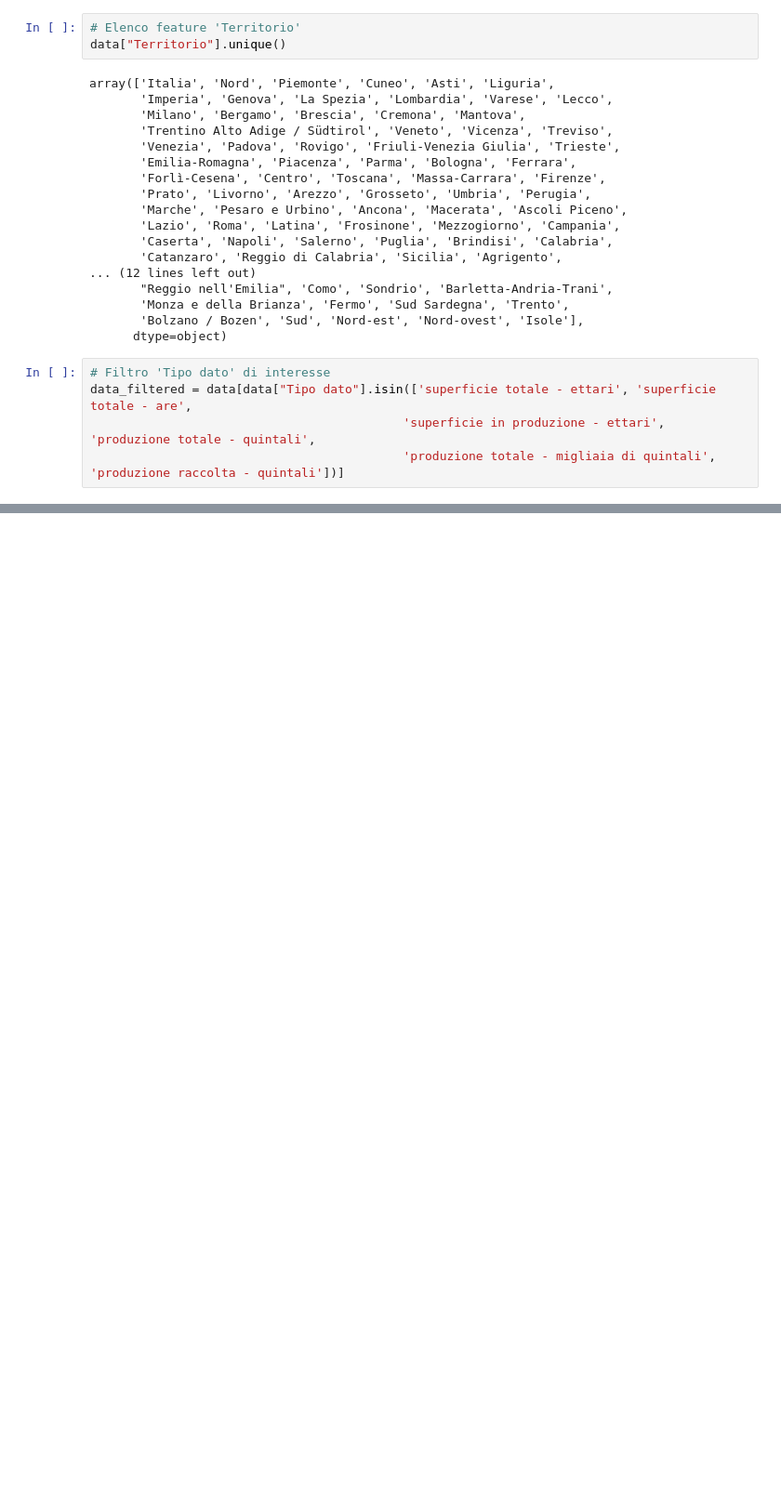
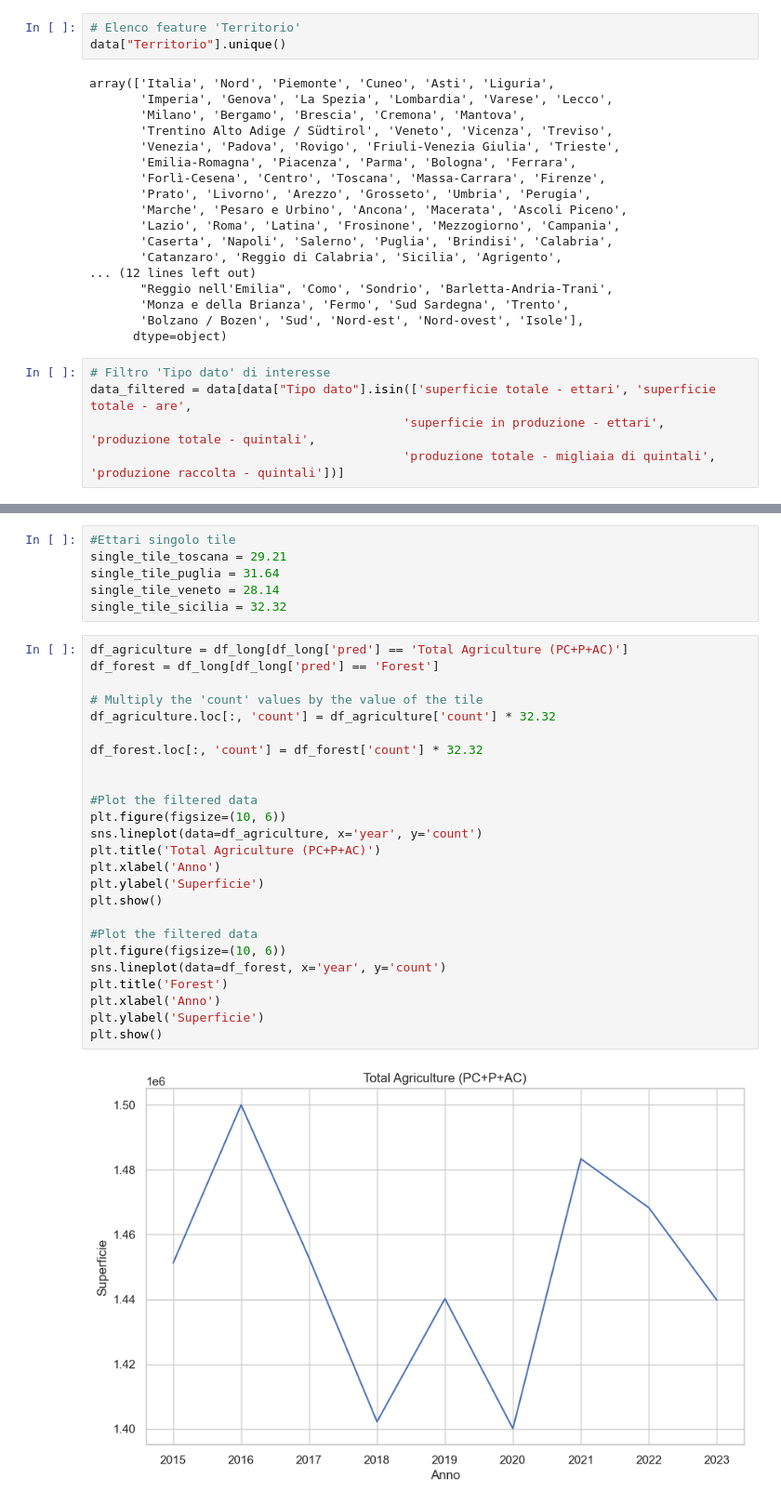
Before and after one commit to AntonioDonnangelo/italian_agriculture_and_protests_analysis, a Jupyter notebook: LULC/Correlazione_remotesensing_ISTAT.ipynb, the cells around one changed output, grey strips where cells are left out. Shown at 93% size. Drawn from its saved outputs; the diff is of its cells as text; blank space fills up the shorter version.

Commit message:
Calcolo area tiles

```diff
--- a/LULC/Correlazione_remotesensing_ISTAT.ipynb
+++ b/LULC/Correlazione_remotesensing_ISTAT.ipynb
@@ -196,0 +127,33 @@ plt.show()
+# %%
+#Ettari singolo tile
+single_tile_toscana = 29.21
+single_tile_puglia = 31.64
+single_tile_veneto = 28.14
+single_tile_sicilia = 32.32
+# %%
+df_agriculture = df_long[df_long['pred'] == 'Total Agriculture (PC+P+AC)']
+df_forest = df_long[df_long['pred'] == 'Forest']
+
+# Multiply the 'count' values by the value of the tile
+df_agriculture.loc[:, 'count'] = df_agriculture['count'] * 32.32
+
+df_forest.loc[:, 'count'] = df_forest['count'] * 32.32
+
+
+#Plot the filtered data
+plt.figure(figsize=(10, 6))
+sns.lineplot(data=df_agriculture, x='year', y='count')
+plt.title('Total Agriculture (PC+P+AC)')
+plt.xlabel('Anno')
+plt.ylabel('Superficie')
+plt.show()
+
+#Plot the filtered data
+plt.figure(figsize=(10, 6))
+sns.lineplot(data=df_forest, x='year', y='count')
+plt.title('Forest')
+plt.xlabel('Anno')
+plt.ylabel('Superficie')
+plt.show()
+# %% [output]
+[figure, added]
```
Also changed, not shown: parts of 7 cells of this notebook, 9 other files.
